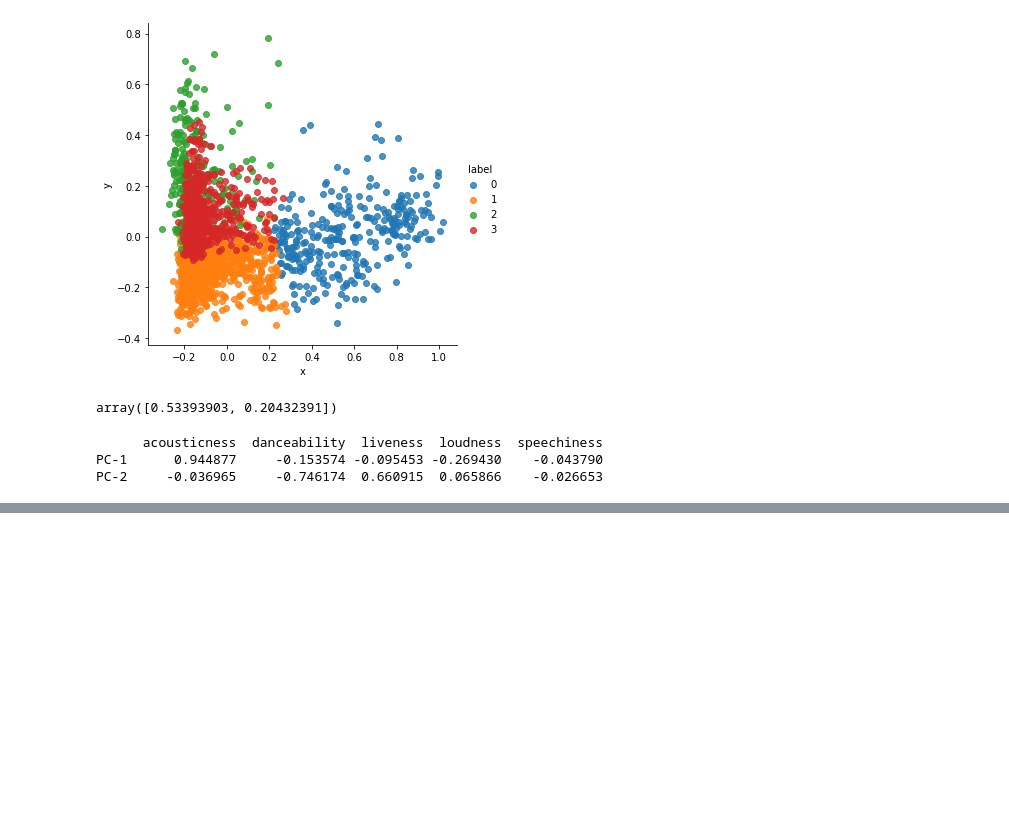
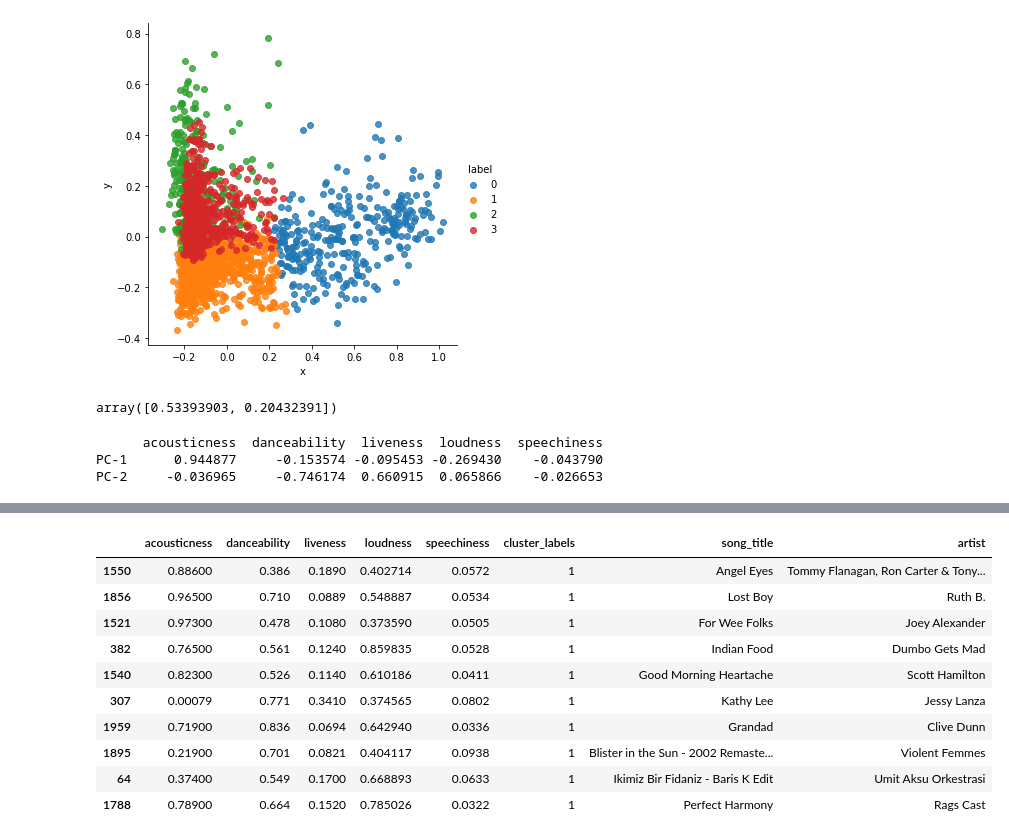
Before and after one commit to Devanshi-123/Mood-Detection, a Jupyter notebook: Mood_Prediction.ipynb, the cells around one changed output, grey strips where cells are left out. Cells and saved outputs as stored; diff of their text form; code cells hidden in the pictures; blank space fills up the shorter version.

```diff
--- a/Mood_Prediction.ipynb
+++ b/Mood_Prediction.ipynb
@@ -294,0 +337,15 @@ PC-2     -0.036965     -0.746174  0.660915  0.065866    -0.026653
+# %%
+#Analysing the second cluster
+features[features['cluster_labels']==1].head(10)
+# %% [output]
+|  | acousticness | danceability | liveness | loudness | speechiness | cluster_labels | song_title | artist |
+| 1550 | 0.88600 | 0.386 | 0.1890 | 0.402714 | 0.0572 | 1 | Angel Eyes | Tommy Flanagan, Ron Carter & Tony... |
+| 1856 | 0.96500 | 0.710 | 0.0889 | 0.548887 | 0.0534 | 1 | Lost Boy | Ruth B. |
+| 1521 | 0.97300 | 0.478 | 0.1080 | 0.373590 | 0.0505 | 1 | For Wee Folks | Joey Alexander |
+| 382 | 0.76500 | 0.561 | 0.1240 | 0.859835 | 0.0528 | 1 | Indian Food | Dumbo Gets Mad |
+| 1540 | 0.82300 | 0.526 | 0.1140 | 0.610186 | 0.0411 | 1 | Good Morning Heartache | Scott Hamilton |
+| 307 | 0.00079 | 0.771 | 0.3410 | 0.374565 | 0.0802 | 1 | Kathy Lee | Jessy Lanza |
+| 1959 | 0.71900 | 0.836 | 0.0694 | 0.642940 | 0.0336 | 1 | Grandad | Clive Dunn |
+| 1895 | 0.21900 | 0.701 | 0.0821 | 0.404117 | 0.0938 | 1 | Blister in the Sun - 2002 Remaste... | Violent Femmes |
+| 64 | 0.37400 | 0.549 | 0.1700 | 0.668893 | 0.0633 | 1 | Ikimiz Bir Fidaniz - Baris K Edit | Umit Aksu Orkestrasi |
+| 1788 | 0.78900 | 0.664 | 0.1520 | 0.785026 | 0.0322 | 1 | Perfect Harmony | Rags Cast |
```
Also changed, not shown: parts of 10 cells of this notebook.
